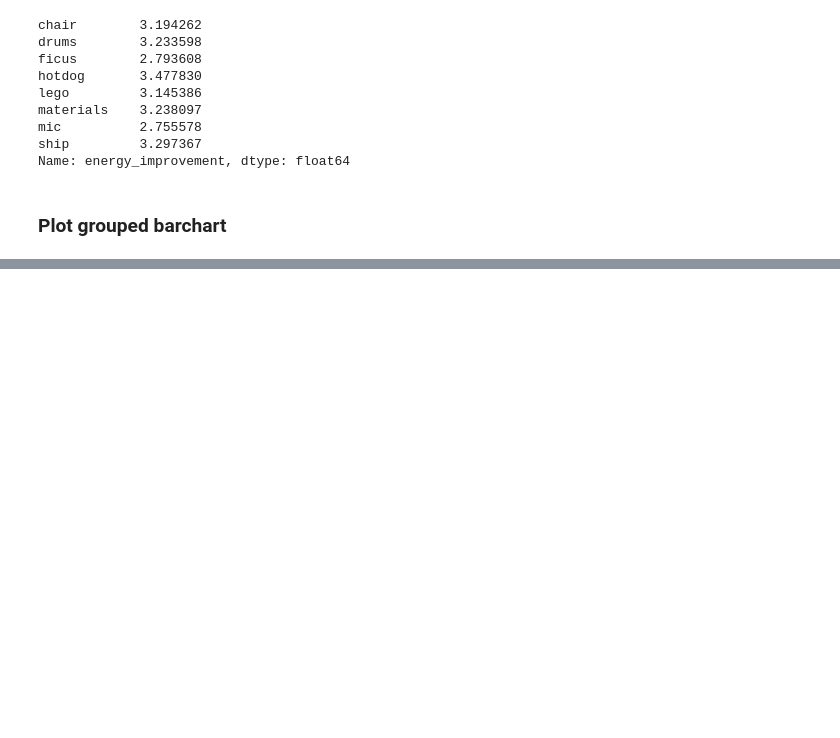
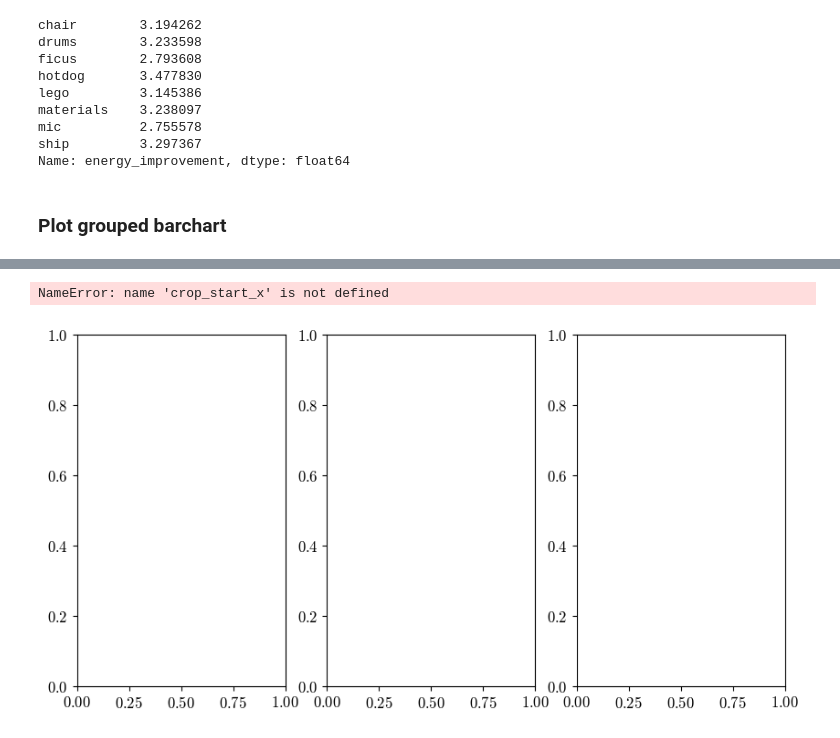
Before and after one commit to williamshen-nz/accelerating-nerfs, a Jupyter notebook: notebooks/Analyze Quantization.ipynb, the cells around one changed output, grey strips where cells are left out. Saved outputs shown, nothing was run; the diff lists cells and outputs as text; code cells hidden in the pictures; blank space fills up the shorter version.

```diff
--- a/notebooks/Analyze Quantization.ipynb
+++ b/notebooks/Analyze Quantization.ipynb
@@ -140,0 +249,27 @@ ax.figure.savefig("../assets/quantization-results.png", dpi=300)
+# %%
+# Create merged figure - ONLY for visualization purposes
+fig, axs = plt.subplots(1, 3, figsize=(10, 5))
+for idx, (im, label, psnr) in enumerate([
+    (gt_rgb, "Ground Truth", None),
+    (fp32_rgb, "FP32", fp32_psnr),
+    (fp16_rgb, "FP16", fp16_psnr)
+]):
+    im_fig = get_fig(im)
+    # Save image as PNG
+    fname = label.lower().replace(" ", "-") + "_lego.png"
+    cv2.imwrite(f"{fig_dir}/{fname}", cv2.cvtColor(im_fig, cv2.COLOR_RGB2BGR))
+    # Show in plot
+    ax = axs[idx]
+    ax.imshow(im_fig)
+    ax.set_title(label)
+    hide_ax_except_labels(ax)
+    if psnr is not None:
+        ax.set_xlabel(f"PSNR = {psnr:.2f}")
+
+fig.tight_layout()
+# Figure doesn't preserve quality of images, so don't use it
+fig.savefig(f"{fig_dir}/lego-quantization-dont-use.pdf")
+fig.show()
+# %% [output]
+NameError: name 'crop_start_x' is not defined
+[figure, added]
```
Also changed, not shown: parts of 7 cells of this notebook, 13 other files.
